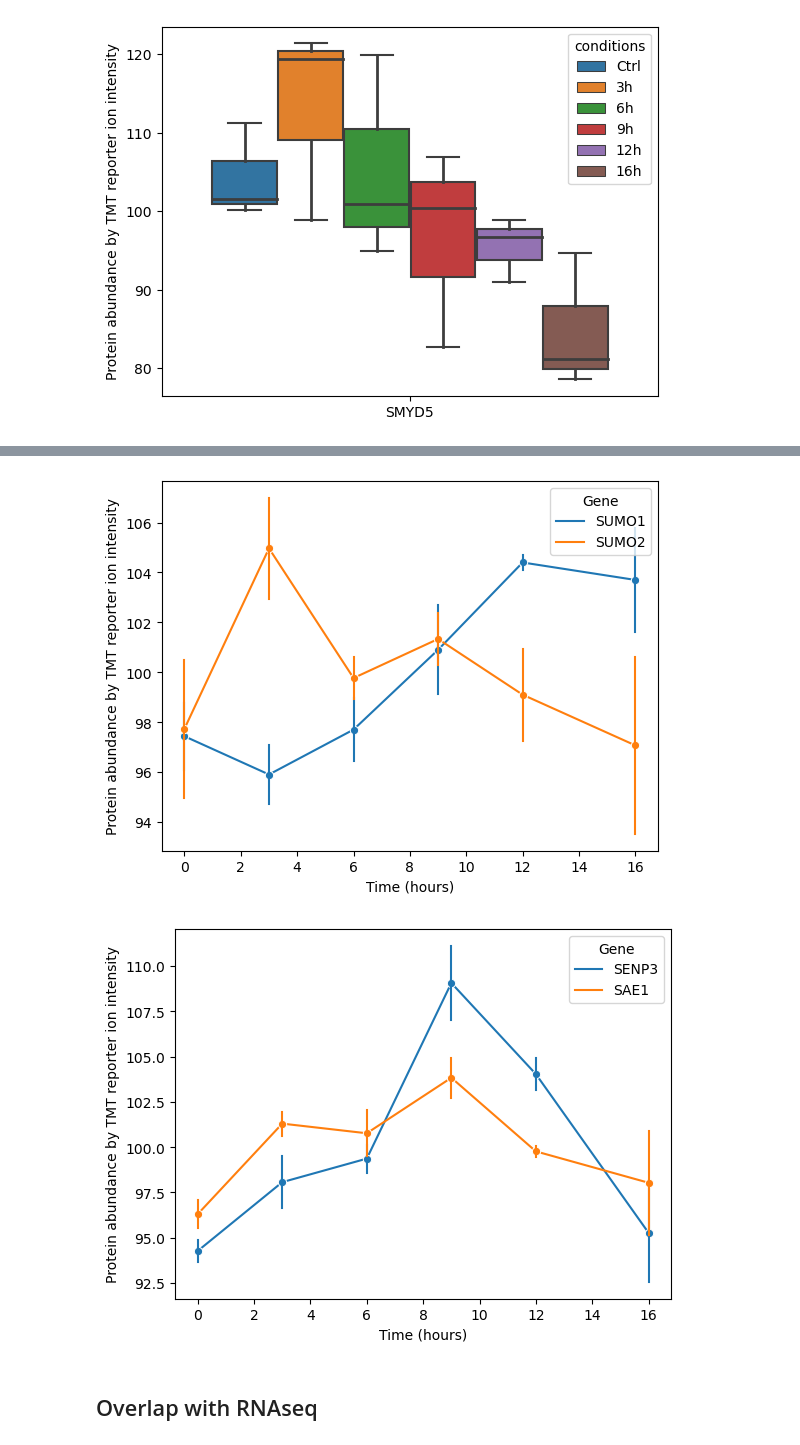
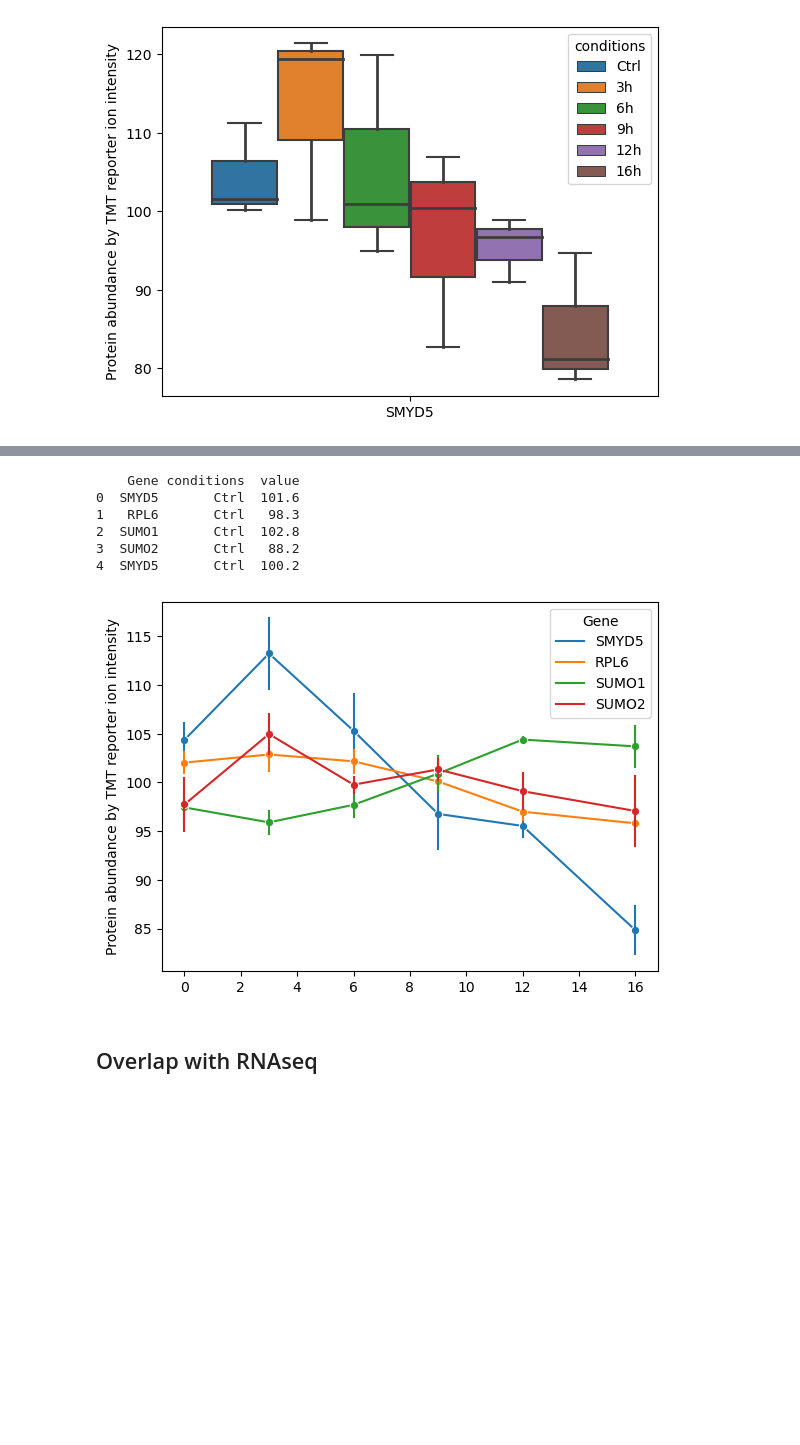
Before and after one commit to Keviosta/Temp_3.2.-.C, a Jupyter notebook: proteomics/HEK293_Proteomic data-Effect_OT_slope.ipynb, the cells around one changed output, grey strips where cells are left out. Saved outputs shown, nothing was run; the diff lists cells and outputs as text; code cells hidden in the pictures; blank space fills up the shorter version.

```diff
--- a/proteomics/HEK293_Proteomic data-Effect_OT_slope.ipynb
+++ b/proteomics/HEK293_Proteomic data-Effect_OT_slope.ipynb
@@ -417,26 +332,38 @@ df_targets2[ (df_targets2['Gene'] == 'SUMO1') | (df_targets2['Gene'] == 'SUMO2')
-# %%
-# Print linregess results for the targets
-df_targets_sumo1 = df_targets2[ (df_targets2['Gene'] == 'SUMO1') | (df_targets2['Gene'] == 'SUMO2') ]
-df_targets_sumo2 = df_targets2[ (df_targets2['Gene'] == 'SENP3') | (df_targets2['Gene'] == 'SAE1') ]
-
-seaborn.lineplot(data = df_targets_sumo1, x='conditions' , y='value', hue= "Gene",
-                 marker='o',err_style="bars", errorbar=('se', 0.5))
-
-plt.ylabel("Protein abundance by TMT reporter ion intensity")
-plt.xlabel("Time (hours)")
-plt.show()
-plt.close()
-
-seaborn.lineplot(data = df_targets_sumo2, x='conditions' , y='value', hue= "Gene",
-                 marker='o',err_style="bars", errorbar=('se', 0.5))
-
-plt.ylabel("Protein abundance by TMT reporter ion intensity")
-plt.xlabel("Time (hours)")
-plt.show()
-plt.close()
-# %% [output]
-[figure, removed]
-[figure, removed]
+# %%
+# Select the targets
+df_targets =  df_with_tripl[ (df_with_tripl.index == 'SMYD5')
+                            | (df_with_tripl.index == 'SUMO1')
+                            | (df_with_tripl.index == 'SUMO2')
+                            | (df_with_tripl.index == 'RPL6') ]
+
+# From Wide to Long table
+df_targets = df_targets.reset_index()
+df_targets = df_targets.melt(id_vars=["Gene"], var_name="conditions")
+
+## pull the technical triplicate
+df_targets['conditions'] = df_targets['conditions'].str.split('_').str[0]
+print(f'{df_targets.head()} \n')
+
+# Print linregess results for the targets
+df_targets2 = df_targets.copy()
+df_targets2['conditions'].replace({'Ctrl': 0, '3h': 3, '6h': 6,
+                                  '9h': 9, '12h': 12, '16h': 16, }, inplace=True)
+
+seaborn.lineplot(data = df_targets2, x='conditions' , y='value', hue= "Gene",
+                marker='o',err_style="bars", errorbar=('se', 0.5))
+
+plt.ylabel("Protein abundance by TMT reporter ion intensity")
+plt.xlabel("")
+plt.show()
+plt.close()
+# %% [output]
+    Gene conditions  value
+0  SMYD5       Ctrl  101.6
+1   RPL6       Ctrl   98.3
+2  SUMO1       Ctrl  102.8
+3  SUMO2       Ctrl   88.2
+4  SMYD5       Ctrl  100.2
+[figure, added]
 # %% [markdown]
 ## Overlap with RNAseq
 # %% [markdown]
```
Also changed, not shown: parts of 13 cells of this notebook, 18 other files.
